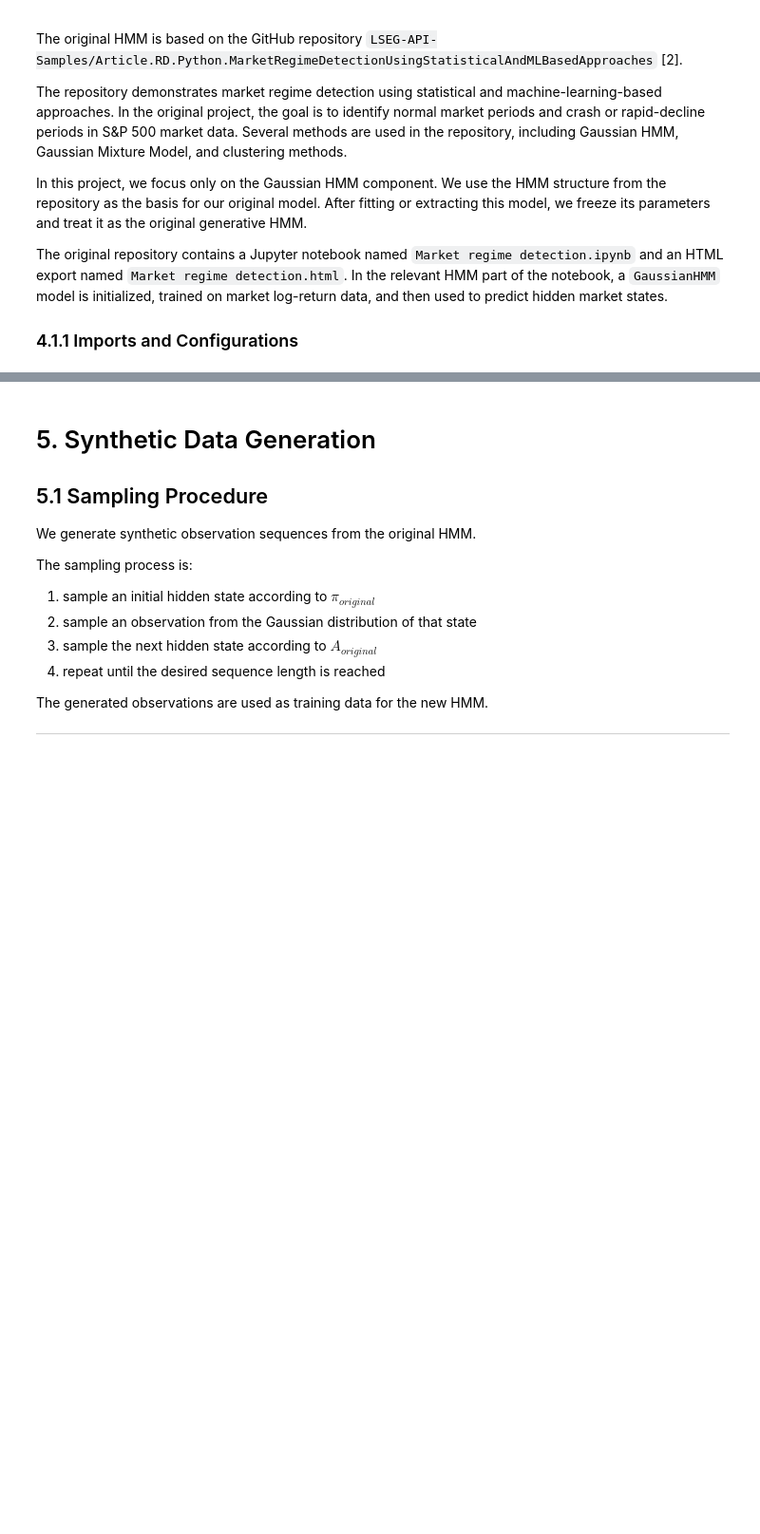
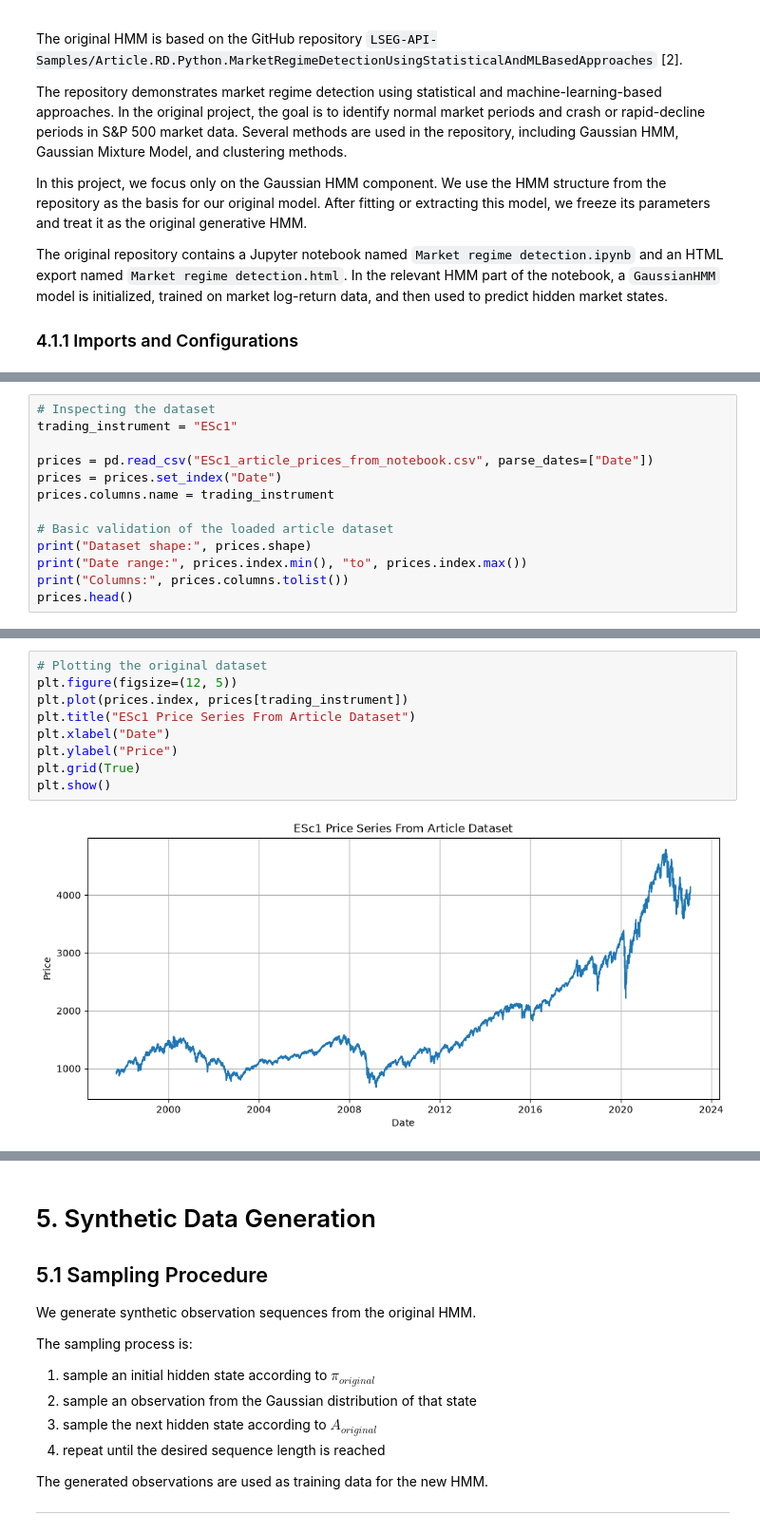
Before and after one commit to davidazimov069-maker/Advanced_Methods_in_ML, a Jupyter notebook: HMM_Project_DavidAndAviad.ipynb, the cells around one changed output, grey strips where cells are left out. Shown at 95% size. Drawn from its saved outputs; the diff is of its cells as text; blank space fills up the shorter version.

Commit message:
succeeded loading original HMM. todo: create new samples and continue the work

```diff
--- a/HMM_Project_DavidAndAviad.ipynb
+++ b/HMM_Project_DavidAndAviad.ipynb
@@ -784,0 +630,13 @@ where:
+# %%
+# Inspecting the dataset
+trading_instrument = "ESc1"
+
+prices = pd.read_csv("ESc1_article_prices_from_notebook.csv", parse_dates=["Date"])
+prices = prices.set_index("Date")
+prices.columns.name = trading_instrument
+
+# Basic validation of the loaded article dataset
+print("Dataset shape:", prices.shape)
+print("Date range:", prices.index.min(), "to", prices.index.max())
+print("Columns:", prices.columns.tolist())
+prices.head()
@@ -784,0 +654,11 @@ where:
+# %%
+# Plotting the original dataset
+plt.figure(figsize=(12, 5))
+plt.plot(prices.index, prices[trading_instrument])
+plt.title("ESc1 Price Series From Article Dataset")
+plt.xlabel("Date")
+plt.ylabel("Price")
+plt.grid(True)
+plt.show()
+# %% [output]
+[figure, added]
```
Also changed, not shown: parts of 29 cells of this notebook, 1 other file.
